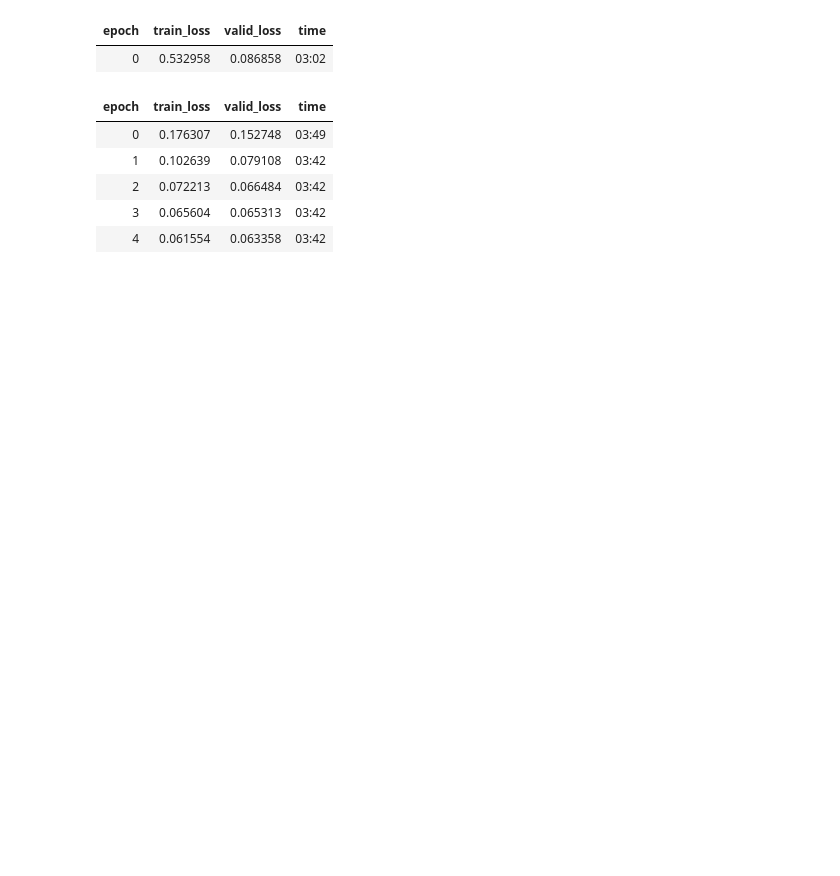
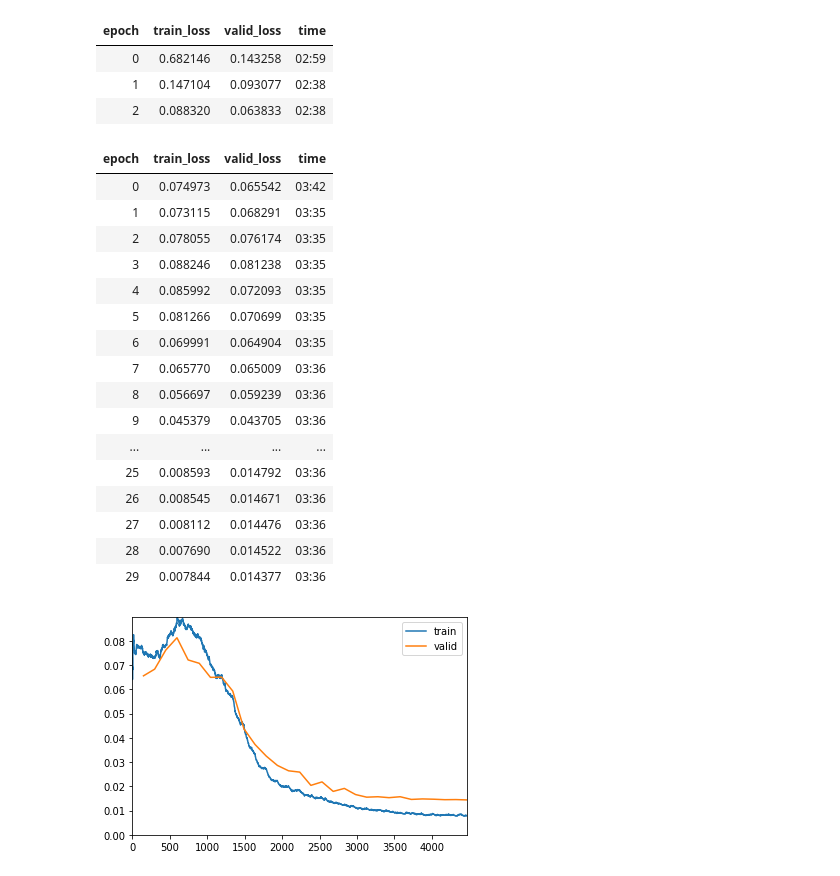
Before and after one commit to HenryDashwood/facial-features-detector, a Jupyter notebook: code/xresnet.ipynb, the cells around one changed output. Cells and saved outputs as stored; diff of their text form; code cells hidden in the pictures; blank space fills up the shorter version.

```diff
--- a/code/xresnet.ipynb
+++ b/code/xresnet.ipynb
@@ -56,19 +58,33 @@ learn.path = Path('..')
 # %%
-learn.fit_one_cycle(2, slice(1e-2))
+learn.fit_one_cycle(3, slice(1e-2))
 # %% [output]
 | epoch | train_loss | valid_loss | time |
-| 0 | 0.532958 | 0.086858 | 03:02 |
+| 0 | 0.682146 | 0.143258 | 02:59 |
+| 1 | 0.147104 | 0.093077 | 02:38 |
+| 2 | 0.088320 | 0.063833 | 02:38 |
 # %%
 learn.unfreeze()
 # %%
-learn.fit_one_cycle(10, slice(1e-4, 1e-2), cbs=[SaveModelCallback()])
+learn.fit_one_cycle(30, slice(5e-5, 5e-3), cbs=[SaveModelCallback(), ShowGraphCallback()])
 # %% [output]
 | epoch | train_loss | valid_loss | time |
-| 0 | 0.176307 | 0.152748 | 03:49 |
-| 1 | 0.102639 | 0.079108 | 03:42 |
-| 2 | 0.072213 | 0.066484 | 03:42 |
-| 3 | 0.065604 | 0.065313 | 03:42 |
-| 4 | 0.061554 | 0.063358 | 03:42 |
+| 0 | 0.074973 | 0.065542 | 03:42 |
+| 1 | 0.073115 | 0.068291 | 03:35 |
+| 2 | 0.078055 | 0.076174 | 03:35 |
+| 3 | 0.088246 | 0.081238 | 03:35 |
+| 4 | 0.085992 | 0.072093 | 03:35 |
+| 5 | 0.081266 | 0.070699 | 03:35 |
+| 6 | 0.069991 | 0.064904 | 03:35 |
+| 7 | 0.065770 | 0.065009 | 03:36 |
+| 8 | 0.056697 | 0.059239 | 03:36 |
+| 9 | 0.045379 | 0.043705 | 03:36 |
+| ... | ... | ... | ... |
+| 25 | 0.008593 | 0.014792 | 03:36 |
+| 26 | 0.008545 | 0.014671 | 03:36 |
+| 27 | 0.008112 | 0.014476 | 03:36 |
+| 28 | 0.007690 | 0.014522 | 03:36 |
+| 29 | 0.007844 | 0.014377 | 03:36 |
+[figure, added]
 # %%
 # learn.predict(pet_dataloaders.train_ds.items[0])
 # %%
```
Also changed, not shown: parts of 3 cells of this notebook.
